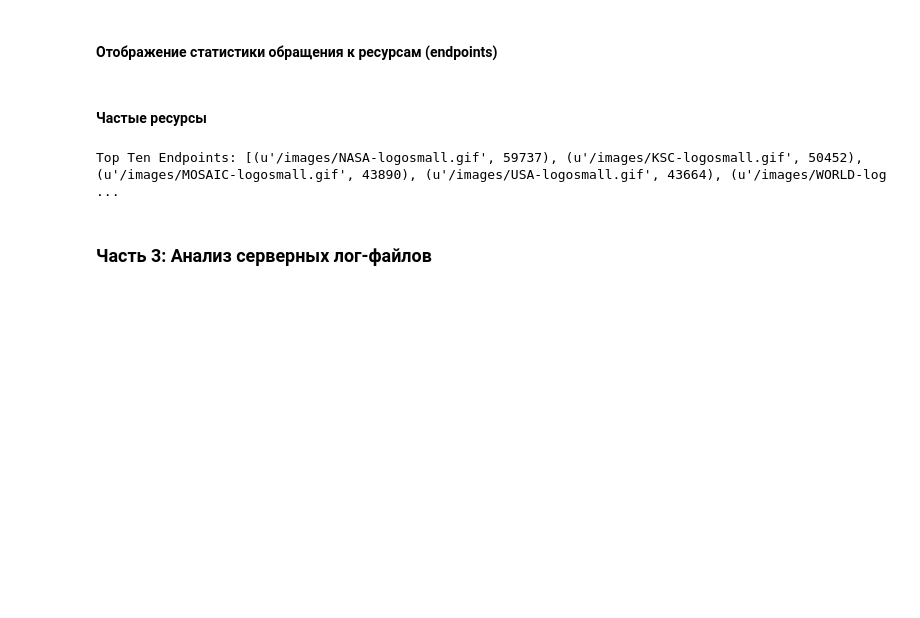
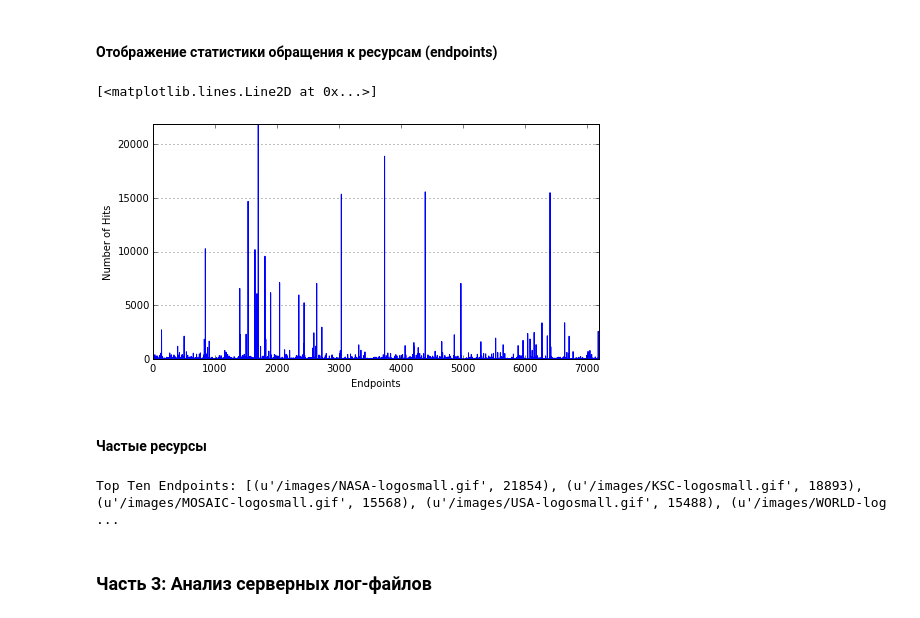
Before and after one commit to Visyulin/FROM-HSE-DM-ML, a Jupyter notebook: notebooks/homeworks/hw6_part3_logs.ipynb, the cells around one changed output. Saved outputs shown, nothing was run; the diff lists cells and outputs as text; code cells hidden in the pictures; blank space fills up the shorter version.

```diff
--- a/notebooks/homeworks/hw6_part3_logs.ipynb
+++ b/notebooks/homeworks/hw6_part3_logs.ipynb
@@ -270,17 +243,20 @@ Any 20 hosts that have accessed more then 10 times: [u'slip3.nilenet.com', u'cli
 # %%
 endpoints = (access_logs
              .map(lambda log: (log.endpoint, 1))
              .reduceByKey(lambda a, b : a + b)
              .cache())
 ends = endpoints.map(lambda (x, y): x).collect()
 counts = endpoints.map(lambda (x, y): y).collect()
 
-fig = plt.figure(figsize=(8,4.2), facecolor='white', edgecolor='white')
-plt.axis([0, len(ends), 0, max(counts)])
-plt.grid(b=True, which='major', axis='y')
-plt.xlabel('Endpoints')
-plt.ylabel('Number of Hits')
-plt.plot(counts)
+fig = figure(figsize=(8,4.2), facecolor='white', edgecolor='white')
+axis([0, len(ends), 0, max(counts)])
+grid(b=True, which='major', axis='y')
+xlabel('Endpoints')
+ylabel('Number of Hits')
+plot(counts)
+# %% [output]
+[<matplotlib.lines.Line2D at 0x...>]
+[figure, added]
 # %% [markdown]
 #### **Частые ресурсы**
 # %%
@@ -292,13 +268,8 @@ endpointCounts = (access_logs
 topEndpoints = endpointCounts.takeOrdered(10, lambda s: -1 * s[1])
 
 print('Top Ten Endpoints: %s' % topEndpoints)
-assert topEndpoints == [(u'/images/NASA-logosmall.gif', 59737), (u'/images/KSC-logosmall.gif', 50452),
-                        (u'/images/MOSAIC-logosmall.gif', 43890), (u'/images/USA-logosmall.gif', 43664),
-                        (u'/images/WORLD-logosmall.gif', 43277), (u'/images/ksclogo-medium.gif', 41336),
-                        (u'/ksc.html', 28582), (u'/history/apollo/images/apollo-logo1.gif', 26778),
-                        (u'/images/launch-logo.gif', 24755), (u'/', 20292)]
 # %% [output]
-Top Ten Endpoints: [(u'/images/NASA-logosmall.gif', 59737), (u'/images/KSC-logosmall.gif', 50452), (u'/images/MOSAIC-logosmall.gif', 43890), (u'/images/USA-logosmall.gif', 43664), (u'/images/WORLD-log ...
+Top Ten Endpoints: [(u'/images/NASA-logosmall.gif', 21854), (u'/images/KSC-logosmall.gif', 18893), (u'/images/MOSAIC-logosmall.gif', 15568), (u'/images/USA-logosmall.gif', 15488), (u'/images/WORLD-log ...
 # %% [markdown]
 ### **Часть 3: Анализ серверных лог-файлов**
 # %% [markdown]
```
Also changed, not shown: parts of 10 cells of this notebook, 9 other files.
